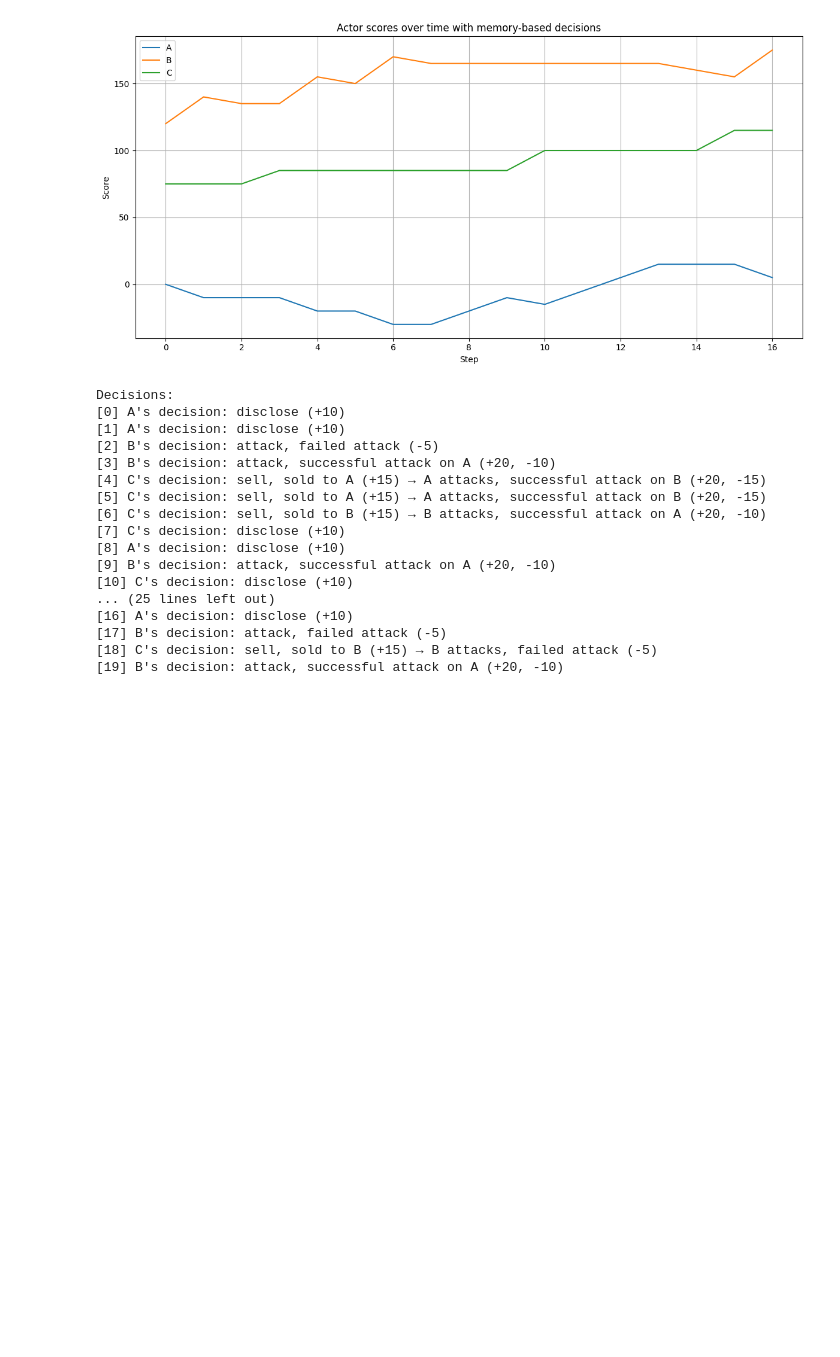
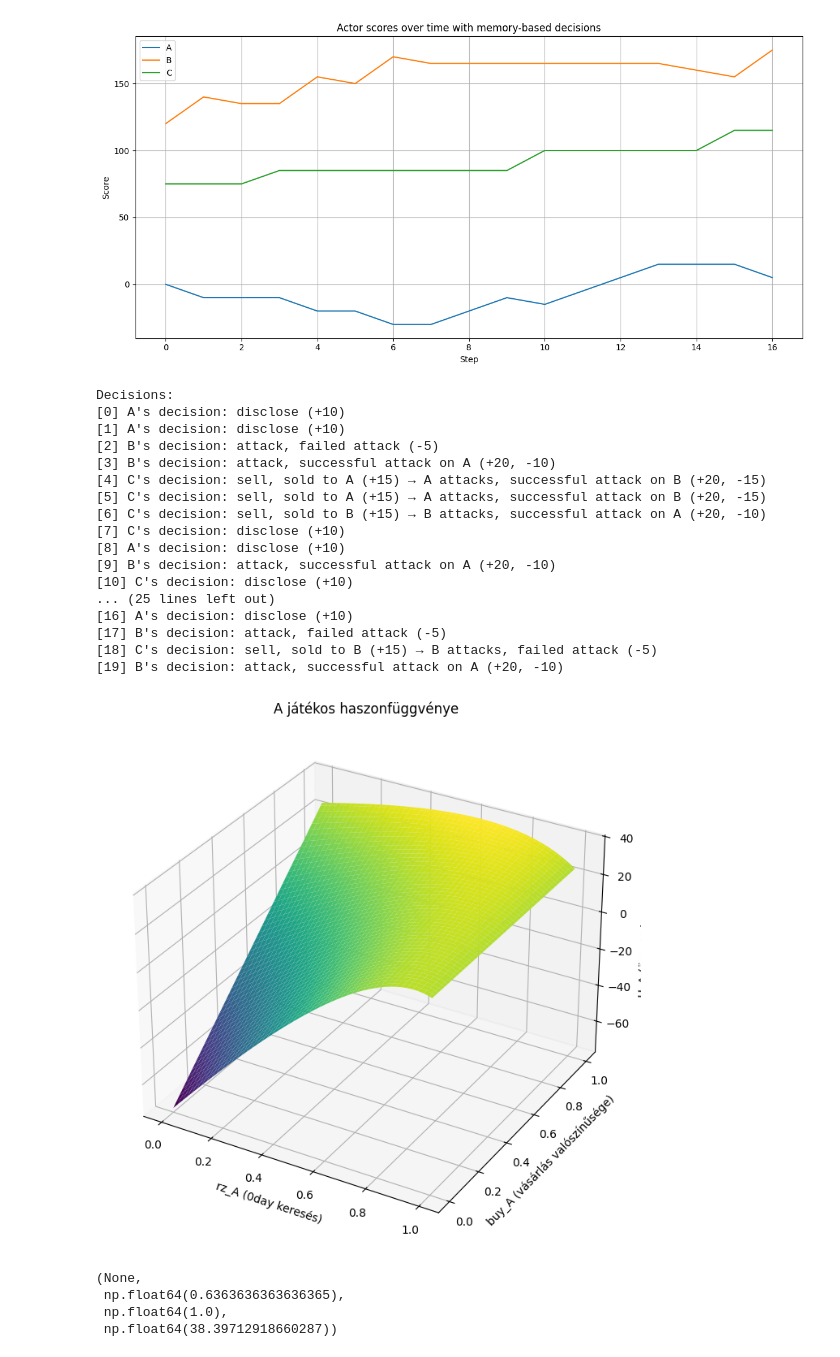
Before and after one commit to nazalan/MScOnlab1, a Jupyter notebook: 3ActorGame.ipynb, the cells around one changed output. Cells and saved outputs as stored; diff of their text form; code cells hidden in the pictures; blank space fills up the shorter version.

```diff
--- a/3ActorGame.ipynb
+++ b/3ActorGame.ipynb
@@ -970,3 +970,62 @@ Decisions:
 [17] B's decision: attack, failed attack (-5)
 [18] C's decision: sell, sold to B (+15) → B attacks, failed attack (-5)
 [19] B's decision: attack, successful attack on A (+20, -10)
+# %%
+#Feltételezzük, hogy B egyenlően osztja el az erőforrásait
+
+import numpy as np
+import matplotlib.pyplot as plt
+
+# Paraméterek
+# V = 150         # nyeremény értéke, V > V0day
+# V = 100         # nyeremény értéke, V = V0day
+# V = 50         # nyeremény értéke, V < V0day
+V0day = 100      # zero-day értéke
+rz_B = 0.5      # B zero-day keresési aránya
+buy_B = 0.5     # B vásárlási valószínűsége
+ra_B = 1 - rz_B # B támadási aránya
+
+# b valószínűség, hogy B-nek van 0day-e
+b = rz_B + (1 - rz_B) * buy_B
+
+# rács A paramétereire: rz_A (0day keresés) és buy_A (vásárlás valószínűsége)
+rz_A_vals = np.linspace(0, 1, 100)
+buy_A_vals = np.linspace(0, 1, 100)
+
+RZ_A, BUY_A = np.meshgrid(rz_A_vals, buy_A_vals)
+
+# ra_A A támadási aránya
+RA_A = 1 - RZ_A
+
+# a valószínűség, hogy A-nek van 0day-e
+a = RZ_A + (1 - RZ_A) * BUY_A
+
+# UA(1) és UA(2) kiszámítása
+UA_1 = - (1 - RZ_A) * BUY_A * V0day
+UA_2 = a * (1 - b) * V - (1 - a) * b * V + a * b * V * (RA_A / (RA_A + ra_B))
+
+UA_total = UA_1 + UA_2
+
+# Maximum keresése
+max_idx = np.unravel_index(np.argmax(UA_total), UA_total.shape)
+max_rz_A = RZ_A[max_idx]
+max_buy_A = BUY_A[max_idx]
+max_UA = UA_total[max_idx]
+
+# Ábrázolás
+fig = plt.figure(figsize=(10, 7))
+ax = fig.add_subplot(111, projection='3d')
+ax.plot_surface(RZ_A, BUY_A, UA_total, cmap='viridis', edgecolor='none')
+ax.set_xlabel('rz_A (0day keresés)')
+ax.set_ylabel('buy_A (vásárlás valószínűsége)')
+ax.set_zlabel('U_A (összes haszon)')
+ax.set_title('A játékos haszonfüggvénye')
+
+plt.tight_layout()
+plt.show(), max_rz_A, max_buy_A, max_UA
+# %% [output]
+[figure, added]
+(None,
+ np.float64(0.6363636363636365),
+ np.float64(1.0),
+ np.float64(38.39712918660287))
```
